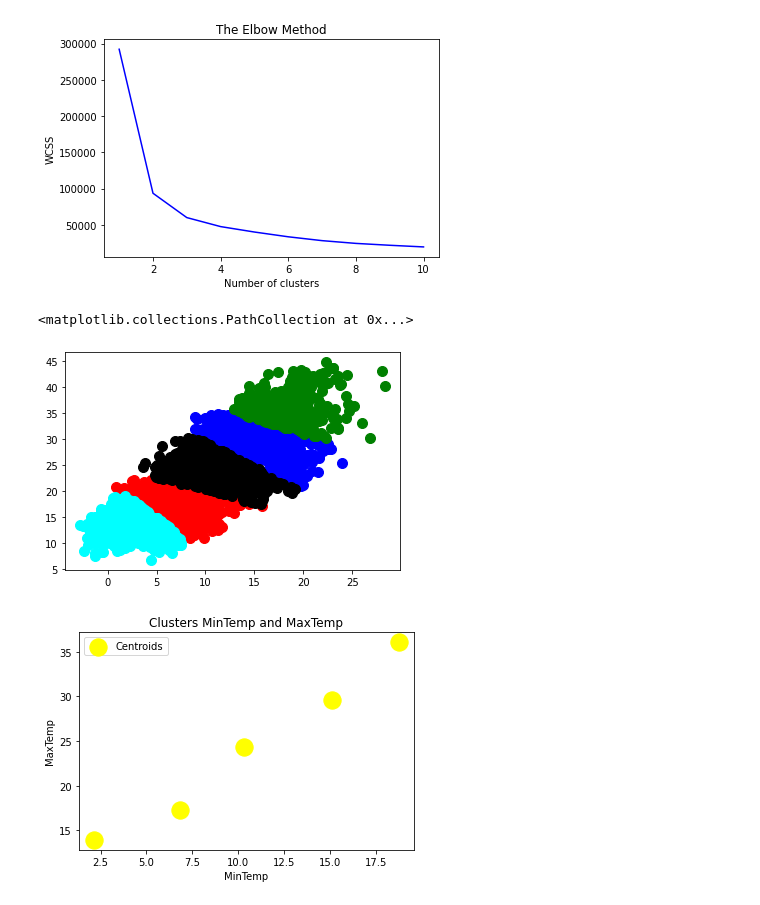
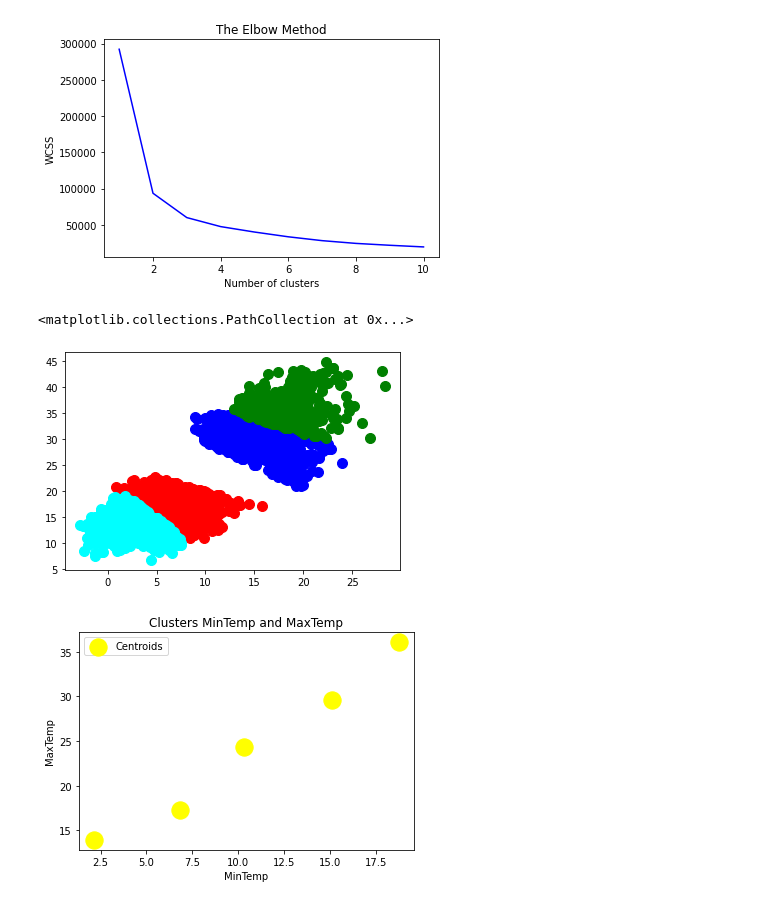
Before and after one commit to EngrAwaisIrshaad/ML-ASSESSMENT, a Jupyter notebook: Machine_Learning_Assessment(K_mean_Clustering).ipynb, the cells around one changed output. Saved outputs shown, nothing was run; the diff lists cells and outputs as text; code cells hidden in the pictures.

```diff
--- a/Machine_Learning_Assessment(K_mean_Clustering).ipynb
+++ b/Machine_Learning_Assessment(K_mean_Clustering).ipynb
@@ -54,13 +54,12 @@ y_kmeans = kmeans.fit_predict(X)
 # %%
 #clusters
 plt.scatter(X[y_kmeans == 0, 0], X[y_kmeans == 0, 1], s = 100, c = 'red', label = 'Cluster 1')
 plt.scatter(X[y_kmeans == 1, 0], X[y_kmeans == 1, 1], s = 100, c = 'blue', label = 'Cluster 2')
 plt.scatter(X[y_kmeans == 2, 0], X[y_kmeans == 2, 1], s = 100, c = 'green', label = 'Cluster 3')
 plt.scatter(X[y_kmeans == 3, 0], X[y_kmeans == 3, 1], s = 100, c = 'cyan', label = 'Cluster 4')
-plt.scatter(X[y_kmeans == 4, 0], X[y_kmeans == 4, 1], s = 100, c = 'black', label = 'Cluster 5')
 # %% [output]
 <matplotlib.collections.PathCollection at 0x...>
-[figure, old version]
+[figure, new version]
 # %%
 #plotting of the clusters
 plt.scatter(kmeans.cluster_centers_[:, 0], kmeans.cluster_centers_[:, 1], s = 300, c = 'yellow', label = 'Centroids')
```
